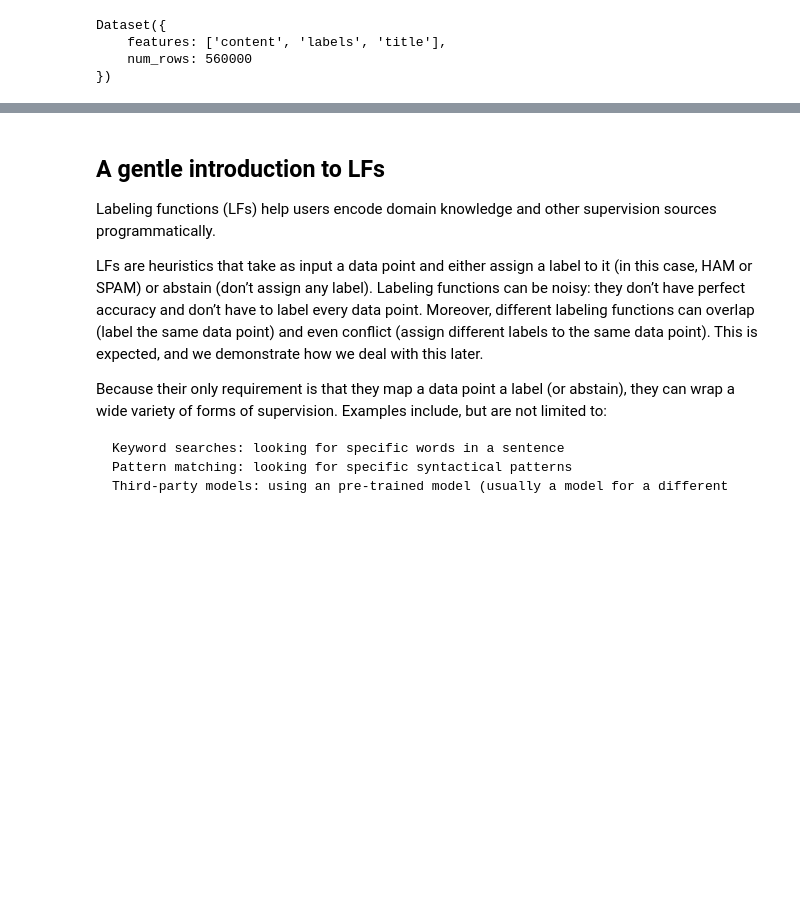
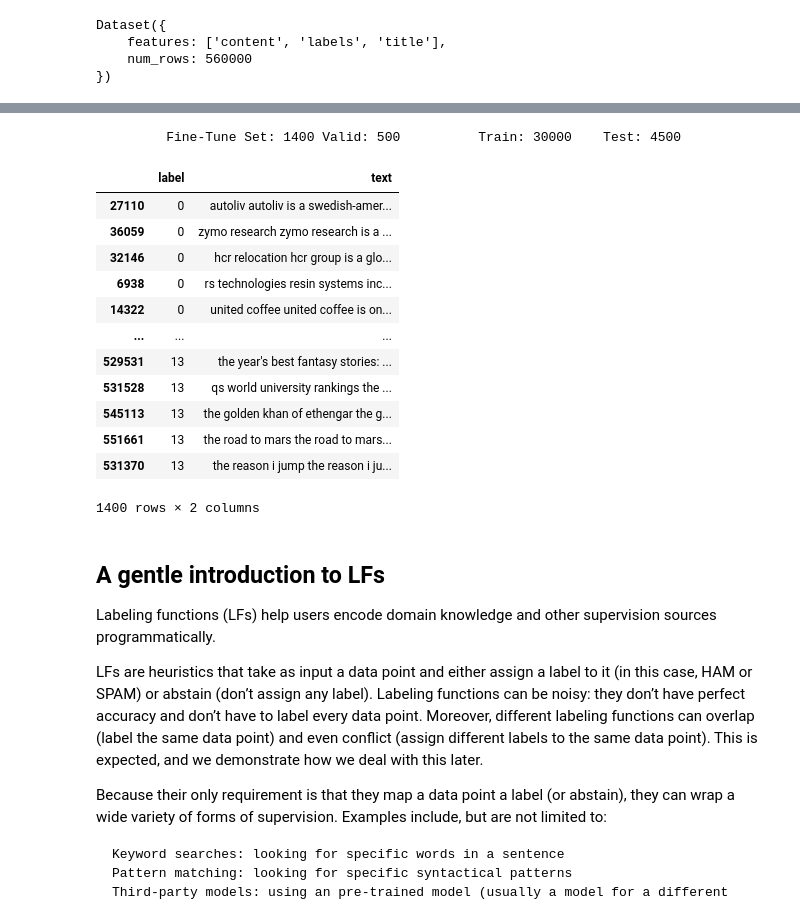
Before and after one commit to JayThibs/Weak-Supervised-Learning-Case-Study, a Jupyter notebook: text_classifier/notebooks/03_dbpedia_14_snorkel_dataset_labeling.ipynb, the cells around one changed output, grey strips where cells are left out. Drawn from its saved outputs; the diff is of its cells as text; code cells hidden in the pictures; blank space fills up the shorter version.

```diff
--- a/text_classifier/notebooks/03_dbpedia_14_snorkel_dataset_labeling.ipynb
+++ b/text_classifier/notebooks/03_dbpedia_14_snorkel_dataset_labeling.ipynb
@@ -93,3 +193,29 @@ dbpedia_test_df
+# %%
+fine_tune_df = train_df.groupby('label').apply(lambda s: s.sample(100, random_state=123)).reset_index(level=0, drop=True)
+train_df.drop(fine_tune_df.index, inplace=True)
+
+val_df = test_df.sample(frac=0.1)
+test_df.drop(val_df.index, inplace=True)
+
+print('\t Fine-Tune Set:', len(fine_tune_df), 'Valid:', len(val_df), '\t', 'Train:', len(train_df), '\t Test:', len(test_df),)
+# %% [output]
+         Fine-Tune Set: 1400 Valid: 500          Train: 30000    Test: 4500
+# %%
+fine_tune_df
+# %% [output]
+|  | label | text |
+| 27110 | 0 | autoliv autoliv is a swedish-amer... |
+| 36059 | 0 | zymo research zymo research is a ... |
+| 32146 | 0 | hcr relocation hcr group is a glo... |
+| 6938 | 0 | rs technologies resin systems inc... |
+| 14322 | 0 | united coffee united coffee is on... |
+| ... | ... | ... |
+| 529531 | 13 | the year's best fantasy stories: ... |
+| 531528 | 13 | qs world university rankings the ... |
+| 545113 | 13 | the golden khan of ethengar the g... |
+| 551661 | 13 | the road to mars the road to mars... |
+| 531370 | 13 | the reason i jump the reason i ju... |
+1400 rows × 2 columns
 # %% [markdown]
 ## A gentle introduction to LFs
 
```
Also changed, not shown: parts of 36 cells of this notebook.
